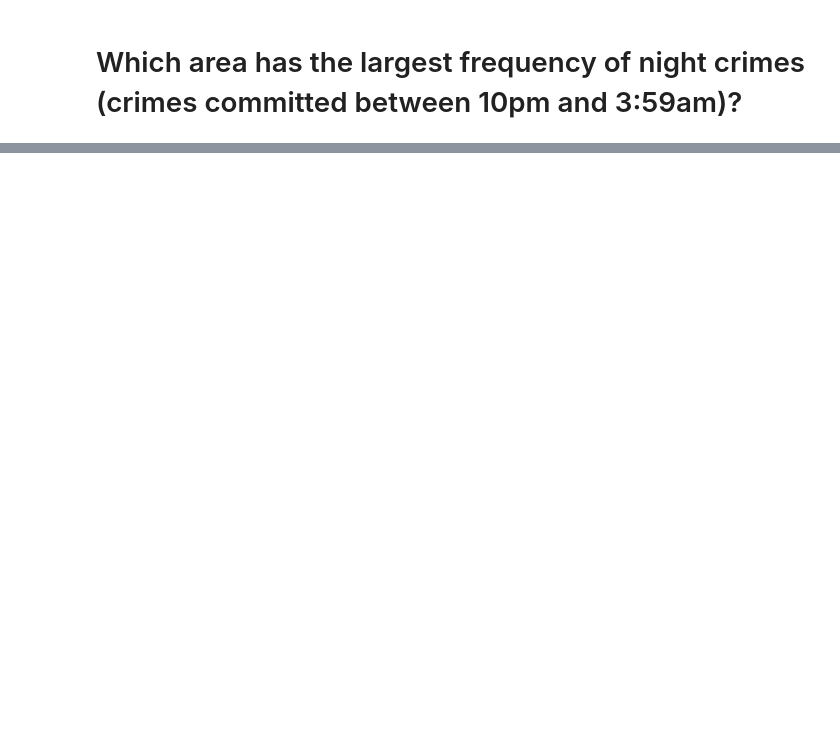
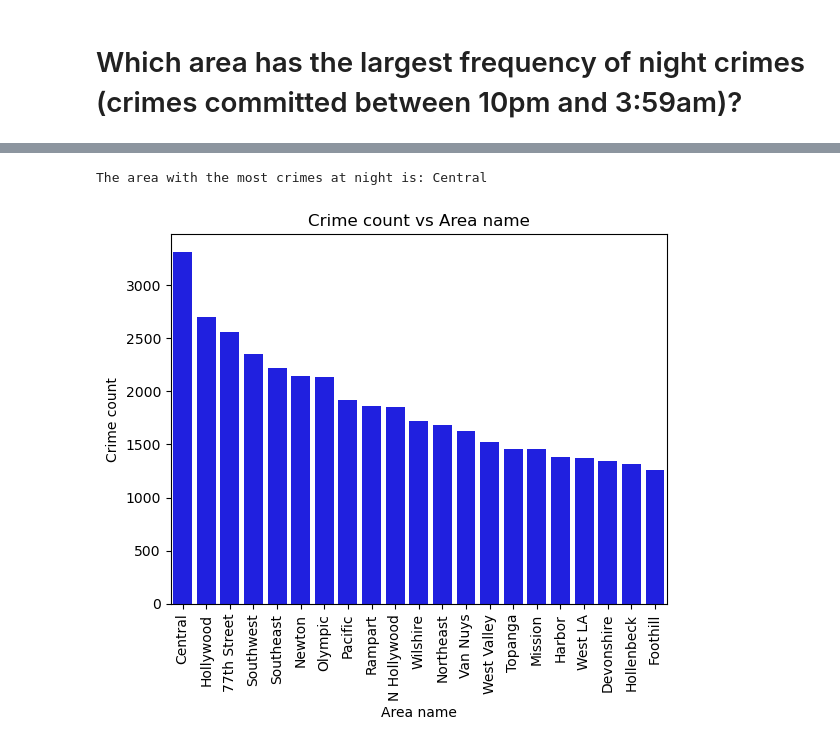
Before and after one commit to Viskuit/Python_Project.Analyzing_Crime_in_Los_Angeles, a Jupyter notebook: notebook.ipynb, the cells around one changed output, grey strips where cells are left out. Cells and saved outputs as stored; diff of their text form; code cells hidden in the pictures; blank space fills up the shorter version.

```diff
--- a/notebook.ipynb
+++ b/notebook.ipynb
@@ -142,0 +148,5 @@ crimes.head()
+# %%
+# Let's extract the data for the night
+crimes_night = crimes[crimes["TIME OCC"].between("22:00", "23:59") | crimes["TIME OCC"].between("00:00", "03:59")]
+print(f"crimes_night shape: {crimes_night.shape}")
+crimes_night.head()
@@ -142,0 +161,4 @@ crimes.head()
+# %%
+# Let's group them by "AREA NAME"
+crimes_night_area = crimes_night.groupby("AREA NAME").size().sort_values(ascending=False)
+crimes_night_area
@@ -142,0 +183,15 @@ crimes.head()
+# %%
+# Saving most crime area at night in a variable called "peak_night_crime_location"
+peak_night_crime_location = crimes_night_area.index[0]
+print(f"The area with the most crimes at night is: {peak_night_crime_location}")
+# %% [output]
+The area with the most crimes at night is: Central
+# %%
+sns.countplot(data=crimes_night, x="AREA NAME", color="blue", order=crimes_night_area.index)
+plt.title("Crime count vs Area name")
+plt.ylabel("Crime count")
+plt.xlabel("Area name")
+plt.xticks(rotation=90)
+plt.show()
+# %% [output]
+[figure, added]
```
Also changed, not shown: parts of 5 cells of this notebook.
